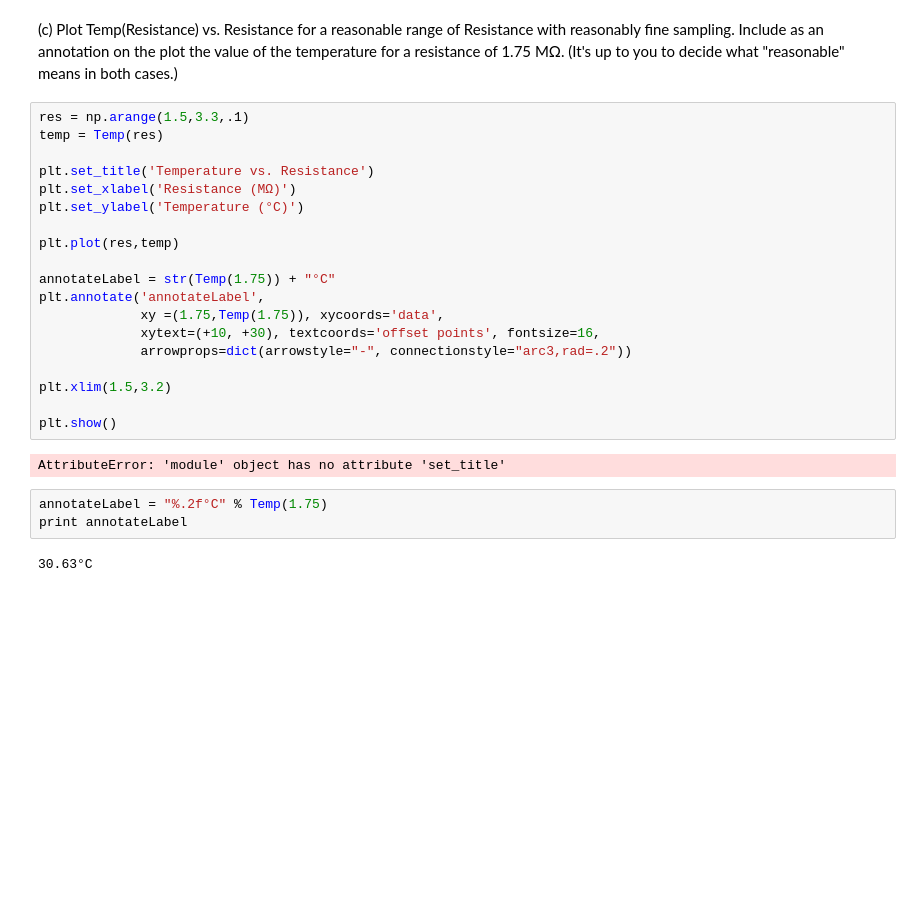
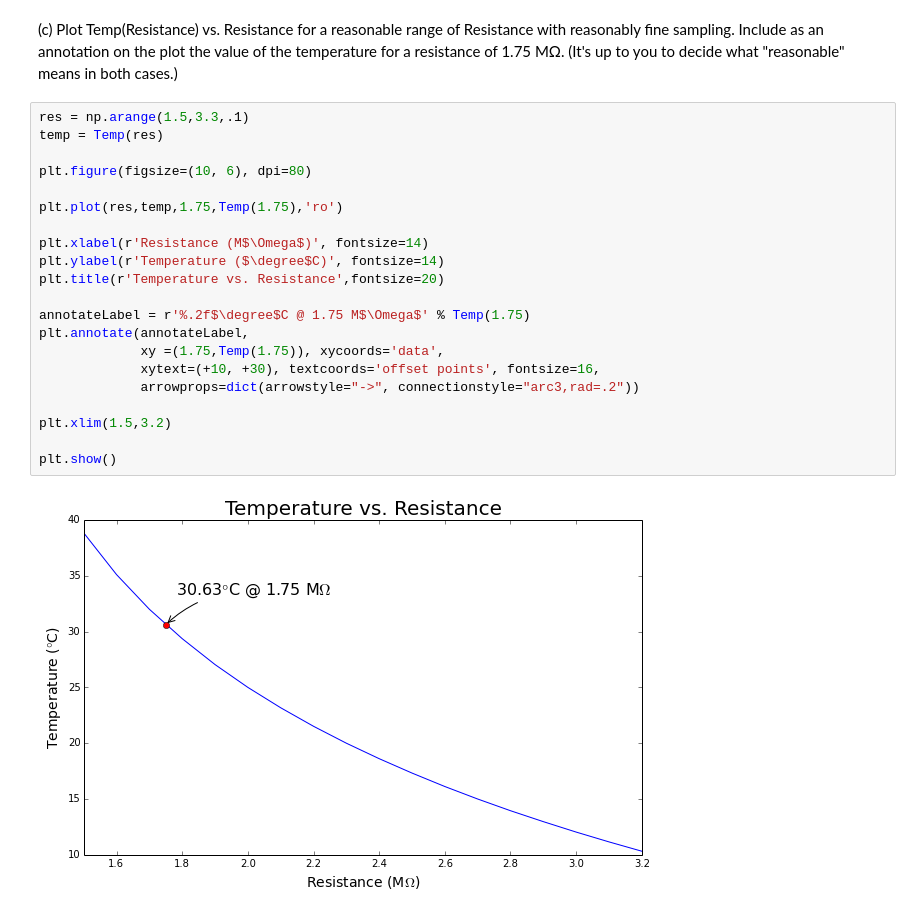
Before and after one commit to jpelgrif/PHYS202-S14, a Jupyter notebook: SciPy/InterpolationExercises.ipynb, the cells around one changed output. Saved outputs shown, nothing was run; the diff lists cells and outputs as text; blank space fills up the shorter version.

```diff
--- a/SciPy/InterpolationExercises.ipynb
+++ b/SciPy/InterpolationExercises.ipynb
@@ -70,26 +87,23 @@ print Temp(2.667)
 # %%
 res = np.arange(1.5,3.3,.1)
 temp = Temp(res)
 
-plt.set_title('Temperature vs. Resistance')
-plt.set_xlabel('Resistance (MΩ)')
-plt.set_ylabel('Temperature (°C)')
+plt.figure(figsize=(10, 6), dpi=80)
 
-plt.plot(res,temp)
+plt.plot(res,temp,1.75,Temp(1.75),'ro')
 
-annotateLabel = str(Temp(1.75)) + "°C"
-plt.annotate('annotateLabel',
+plt.xlabel(r'Resistance (M$\Omega$)', fontsize=14)
+plt.ylabel(r'Temperature ($\degree$C)', fontsize=14)
+plt.title(r'Temperature vs. Resistance',fontsize=20)
+
+annotateLabel = r'%.2f$\degree$C @ 1.75 M$\Omega$' % Temp(1.75)
+plt.annotate(annotateLabel,
              xy =(1.75,Temp(1.75)), xycoords='data',
              xytext=(+10, +30), textcoords='offset points', fontsize=16,
-             arrowprops=dict(arrowstyle="-", connectionstyle="arc3,rad=.2"))
+             arrowprops=dict(arrowstyle="->", connectionstyle="arc3,rad=.2"))
 
 plt.xlim(1.5,3.2)
 
 plt.show()
 # %% [output]
-AttributeError: 'module' object has no attribute 'set_title'
+[figure, added]
-# %%
-annotateLabel = "%.2f°C" % Temp(1.75)
-print annotateLabel
-# %% [output]
-30.63°C
```
Also changed, not shown: parts of 4 cells of this notebook, 2 other files.
